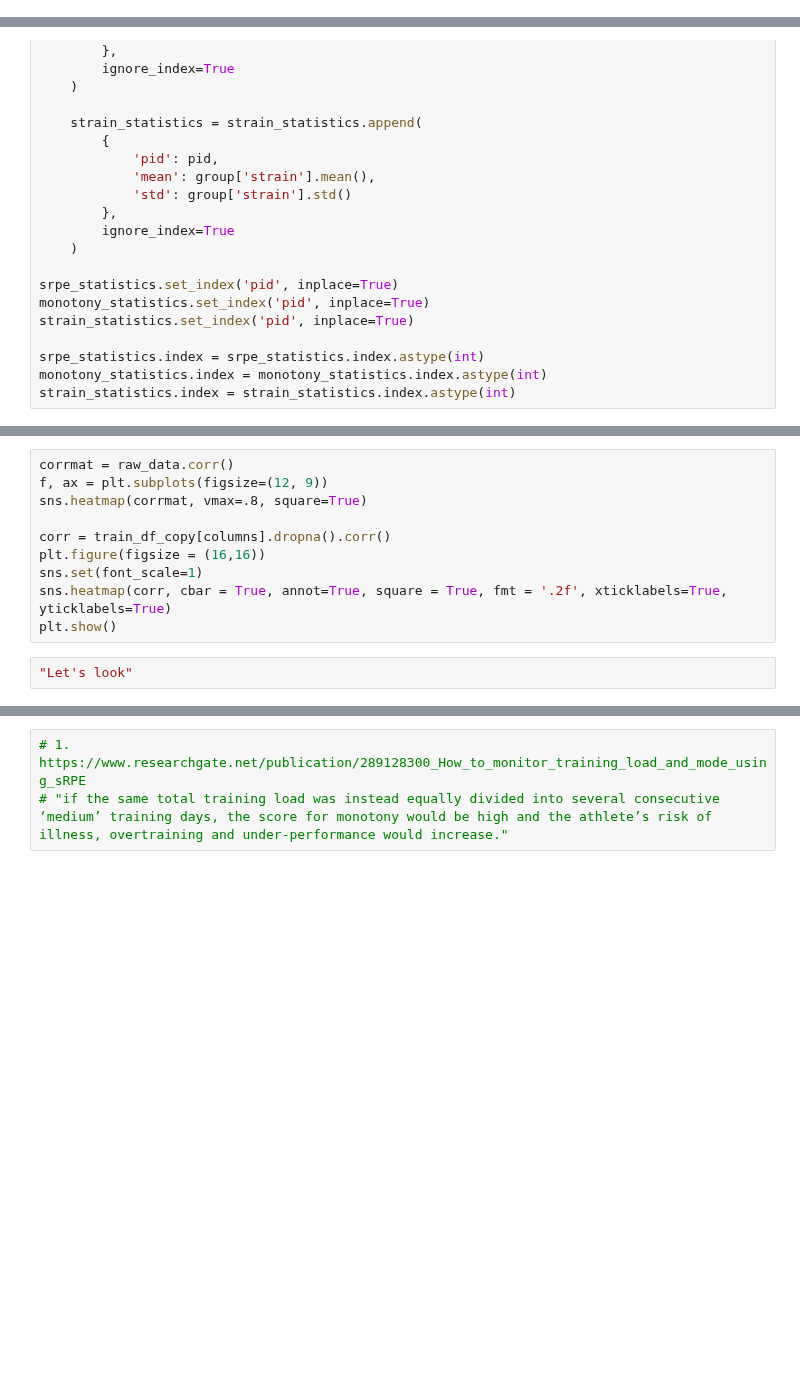
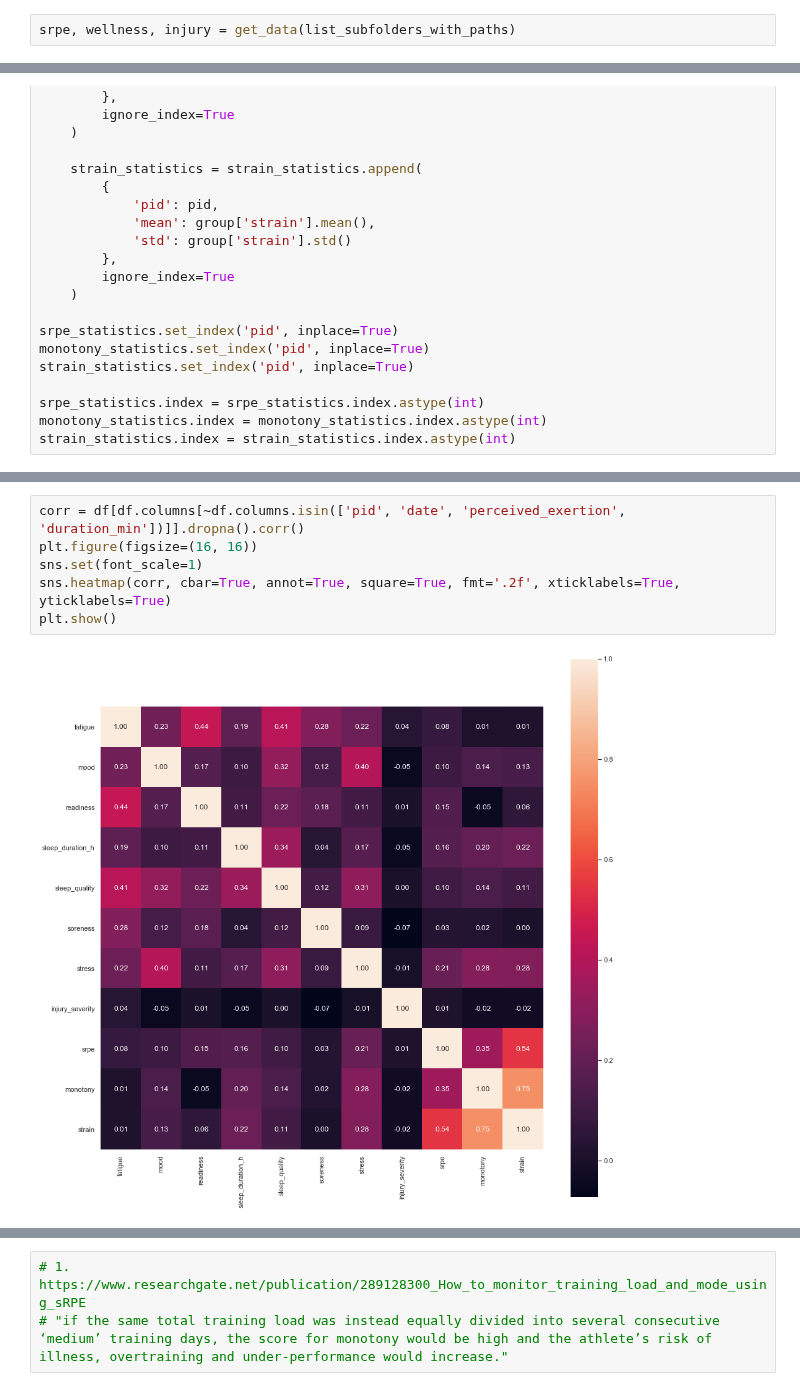
Before and after one commit to glad-gradient/predicting-peak-readiness-to-train, a Jupyter notebook: eda.ipynb, the cells around one changed output, grey strips where cells are left out. Drawn from its saved outputs; the diff is of its cells as text; blank space fills up the shorter version.

Commit message:
Added some plots

```diff
--- a/eda.ipynb
+++ b/eda.ipynb
@@ -17,3 +19,5 @@ with open('configs.json', 'r') as f:
 path = configs['DATA_DIRECTORY']
 
 list_subfolders_with_paths = [f.path for f in os.scandir(path) if f.is_dir()]
+# %%
+srpe, wellness, injury = get_data(list_subfolders_with_paths)
@@ -289,12 +475,8 @@ for ax in axs.flat:
 # %%
-corrmat = raw_data.corr()
-f, ax = plt.subplots(figsize=(12, 9))
-sns.heatmap(corrmat, vmax=.8, square=True)
-
-corr = train_df_copy[columns].dropna().corr()
-plt.figure(figsize = (16,16))
+corr = df[df.columns[~df.columns.isin(['pid', 'date', 'perceived_exertion', 'duration_min'])]].dropna().corr()
+plt.figure(figsize=(16, 16))
 sns.set(font_scale=1)
-sns.heatmap(corr, cbar = True, annot=True, square = True, fmt = '.2f', xticklabels=True, yticklabels=True)
+sns.heatmap(corr, cbar=True, annot=True, square=True, fmt='.2f', xticklabels=True, yticklabels=True)
 plt.show()
+# %% [output]
+[figure, added]
-# %%
-"Let's look"
```
Also changed, not shown: parts of 31 cells of this notebook.
